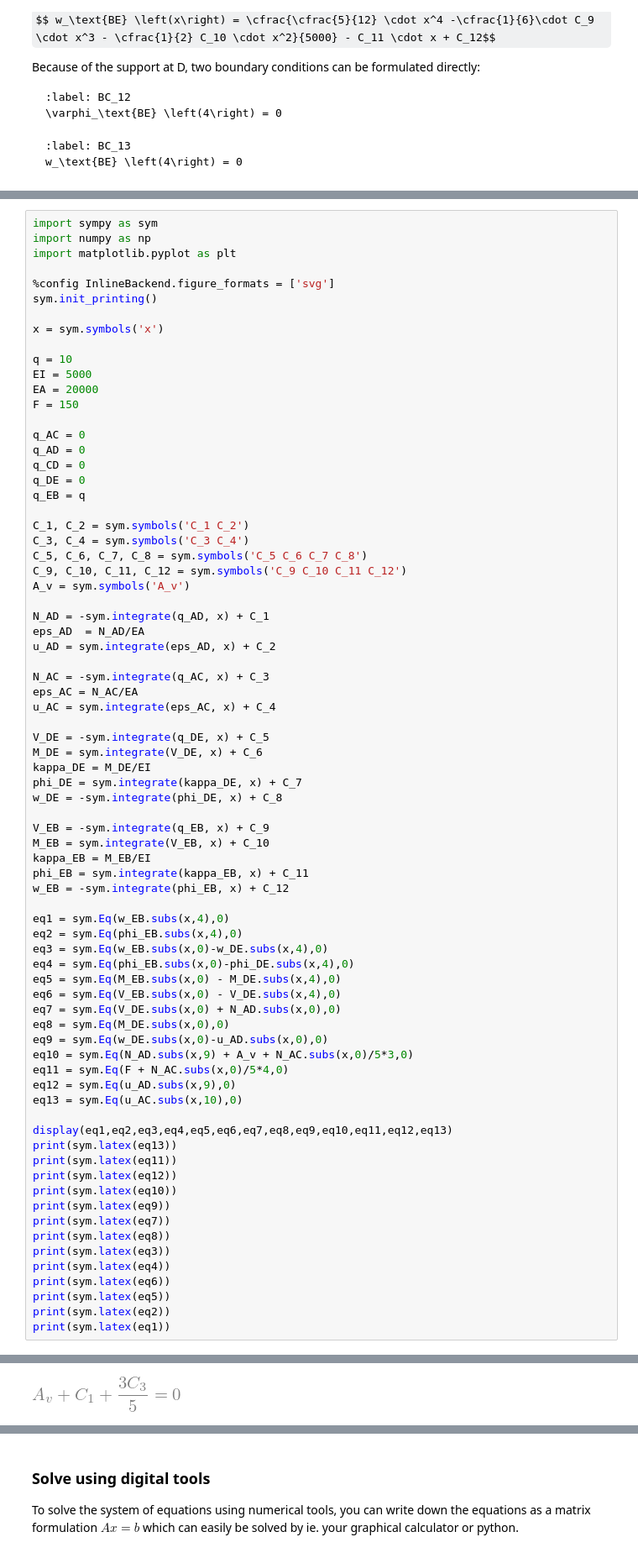
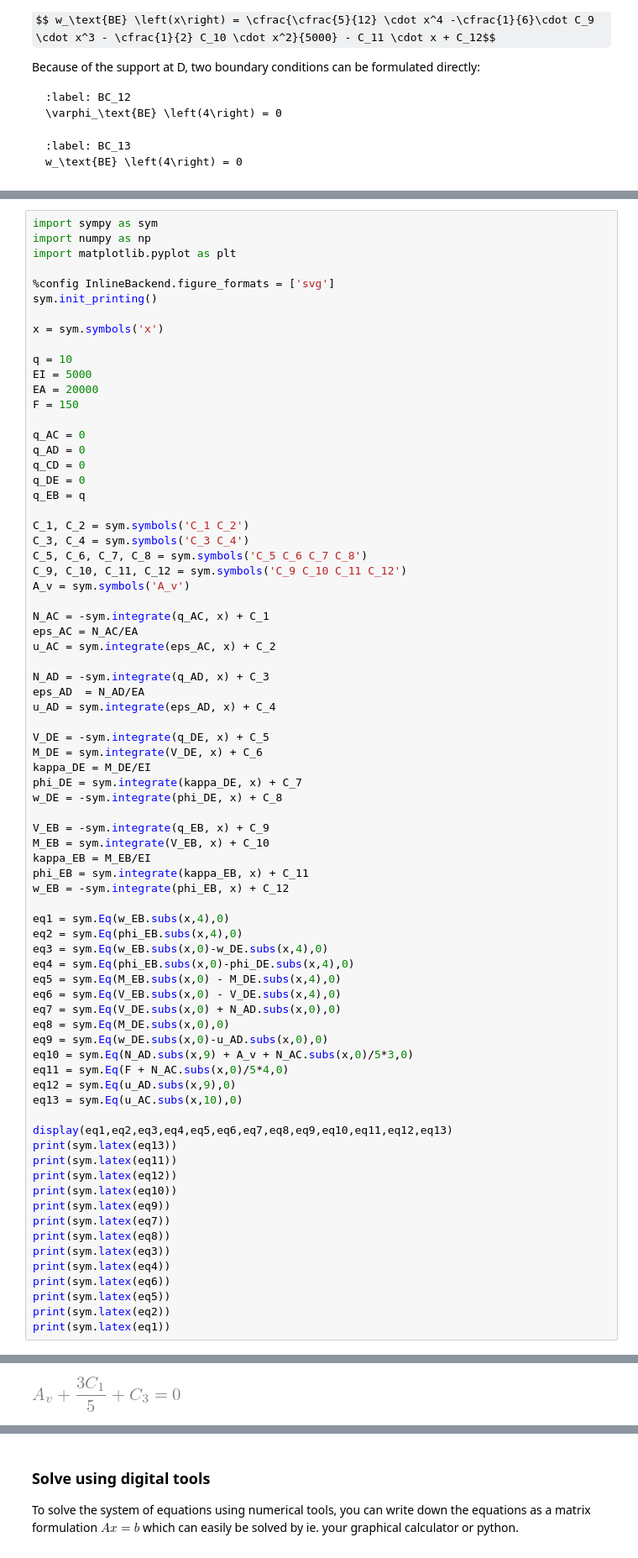
Before and after one commit to TeachBooks/bridging_mechanics, a Jupyter notebook: book/week_2/session_1/intro.ipynb, the cells around one changed output, grey strips where cells are left out. Shown at 84% size. Drawn from its saved outputs; the diff is of its cells as text; some formulas as TeX source.

```diff
--- a/book/week_2/session_1/intro.ipynb
+++ b/book/week_2/session_1/intro.ipynb
@@ -307,13 +309,13 @@ C_5, C_6, C_7, C_8 = sym.symbols('C_5 C_6 C_7 C_8')
 C_9, C_10, C_11, C_12 = sym.symbols('C_9 C_10 C_11 C_12')
 A_v = sym.symbols('A_v')
 
-N_AD = -sym.integrate(q_AD, x) + C_1
+N_AC = -sym.integrate(q_AC, x) + C_1
+eps_AC = N_AC/EA
+u_AC = sym.integrate(eps_AC, x) + C_2
+
+N_AD = -sym.integrate(q_AD, x) + C_3
 eps_AD  = N_AD/EA
-u_AD = sym.integrate(eps_AD, x) + C_2
-
-N_AC = -sym.integrate(q_AC, x) + C_3
-eps_AC = N_AC/EA
-u_AC = sym.integrate(eps_AC, x) + C_4
+u_AD = sym.integrate(eps_AD, x) + C_4
 
 V_DE = -sym.integrate(q_DE, x) + C_5
 M_DE = sym.integrate(V_DE, x) + C_6
@@ -338,34 +340,34 @@ eq8 = sym.Eq(M_DE.subs(x,0),0)
 eq9 = sym.Eq(w_DE.subs(x,0)-u_AD.subs(x,0),0)
 eq10 = sym.Eq(N_AD.subs(x,9) + A_v + N_AC.subs(x,0)/5*3,0)
 eq11 = sym.Eq(F + N_AC.subs(x,0)/5*4,0)
 eq12 = sym.Eq(u_AD.subs(x,9),0)
 eq13 = sym.Eq(u_AC.subs(x,10),0)
 
 display(eq1,eq2,eq3,eq4,eq5,eq6,eq7,eq8,eq9,eq10,eq11,eq12,eq13)
 print(sym.latex(eq13))
 print(sym.latex(eq11))
 print(sym.latex(eq12))
 print(sym.latex(eq10))
 print(sym.latex(eq9))
 print(sym.latex(eq7))
 print(sym.latex(eq8))
 print(sym.latex(eq3))
 print(sym.latex(eq4))
 print(sym.latex(eq6))
 print(sym.latex(eq5))
 print(sym.latex(eq2))
 print(sym.latex(eq1))
 # %% [output]
 [figure]
 [figure]
 [figure]
 [figure]
 [figure]
 [figure]
 [figure]
 [figure]
 [figure]
-[figure, old version]
+[figure, new version]
 [figure]
 [figure]
 [figure]
```
Also changed, not shown: parts of 4 cells of this notebook, 4 other files.
